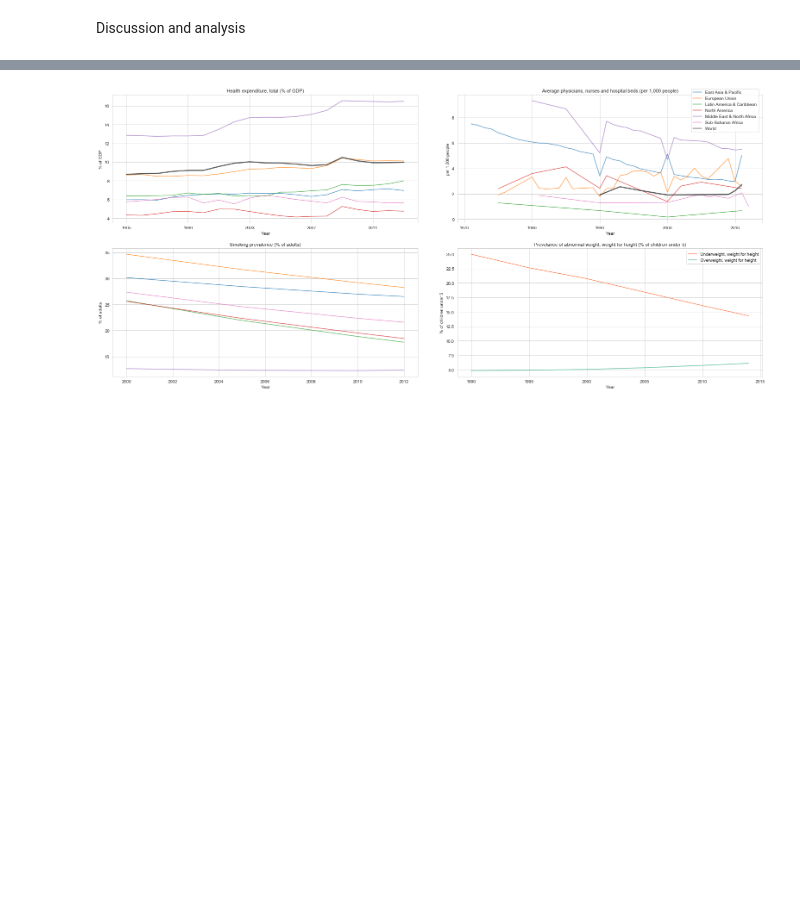
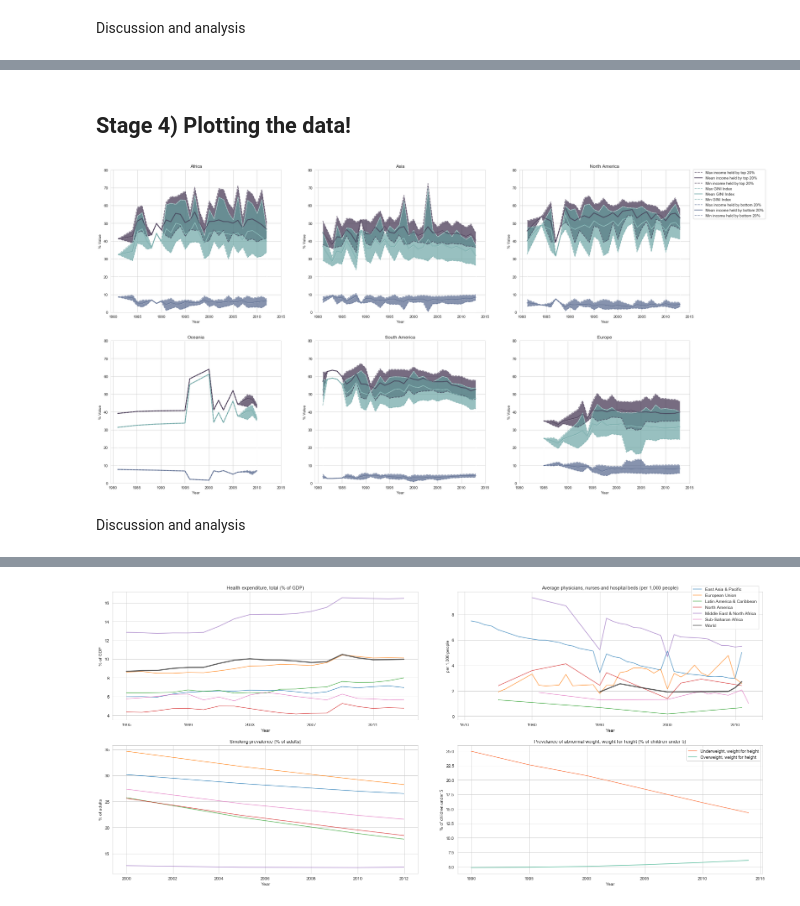
Before and after one commit to jackdog994/my-work, a Jupyter notebook: Data Visualisations/World Development Indicators/World Development Indicators.ipynb, the cells around one changed output, grey strips where cells are left out. Saved outputs shown, nothing was run; the diff lists cells and outputs as text; code cells hidden in the pictures; blank space fills up the shorter version.

```diff
--- a/Data Visualisations/World Development Indicators/World Development Indicators.ipynb
+++ b/Data Visualisations/World Development Indicators/World Development Indicators.ipynb
@@ -246,0 +459,13 @@ Discussion and analysis
+# %%
+#Creating a copy of the dictionary made earlier
+delta_dict = index_dict
+
+#Iterating through the continents
+for cont in delta_dict:
+
+    #Iterating through the indicators for each continent
+    for index in delta_dict[cont]:
+        #Mean = Mean - Min i.e. delta value
+        delta_dict[cont][index][1] = delta_dict[cont][index][1]-delta_dict[cont][index][0]
+        #Mean = Mean - (Mean-Min) - Min i.e. delta value
+        delta_dict[cont][index][2] = delta_dict[cont][index][2] - delta_dict[cont][index][1] - delta_dict[cont][index][0]
@@ -246,0 +494,52 @@ Discussion and analysis
+# %% [markdown]
+## Stage 4) Plotting the data!
+# %%
+fig, axes = plt.subplots(nrows=2,ncols=3,figsize=(27,15))
+#Variable for iterative indexing
+ind = -1
+
+for cont in list(delta_dict.keys()):
+    ind +=1
+    #Variable to select common colours for each graph
+    colour =-1
+    for index in delta_dict[cont]:
+        colour += 1
+        #Stack plot - Year values for each continent as the x, delta indicator values for the y
+        axes[int((1/3)*ind)][ind-3].stackplot(wealthmean[wealthmean['Continent']==cont]['Year'],delta_dict[cont][index],colors=[[1,1,1,0],list(wealth_palette[colour]),list(wealth_palette[colour])])
+        #Setting graph title for each graph
+        axes[int((1/3)*ind)][ind-3].set_title(cont)
+        #Plotting linegraphs for mean, max and min on top of the stack plots to improve visuals
+        for table in [wealthmean,wealthmax,wealthmin]:
+            sns.lineplot(table[table['Continent']==cont]['Year'],table[table['Continent']==cont][index],label=index,ax=axes[int((1/3)*ind)][ind-3])
+        #Setting y label for each graph
+        axes[int((1/3)*ind)][ind-3].set_ylabel('% Value')
+
+    #Matching colour lines in linegraphs to those in stackplot and boldening the lines
+    for i in range(0,7,3):
+        plt.setp(axes[int((1/3)*ind)][ind-3].lines[i],c=wealth_palette_lines[int(i/3)])
+        plt.setp(axes[int((1/3)*ind)][ind-3].lines[i],lw=2.3)
+
+    #Setting linestyle for max and min values to dashed lines
+    for i in [1,2,4,5,7,8]:
+        plt.setp(axes[int((1/3)*ind)][ind-3].lines[i],ls='--')
+
+    #Removing legend
+    axes[int((1/3)*ind)][ind-3].get_legend().remove()
+
+    #Setting common y&x axes to allow easier comparison between each continent
+    axes[int((1/3)*ind)][ind-3].set_yticks(range(0,90,10))
+    axes[int((1/3)*ind)][ind-3].set_xticks(range(1980,2020,5))
+
+#Creating common legend
+handles, labels = axes[0][1].get_legend_handles_labels()
+#Creating custom legend labels
+labels = ['Max income held by top 20%','Mean income held by top 20%','Min income held by top 20%','Max GINI Index','Mean GINI Index','Min GINI Index','Max income held by bottom 20%','Mean income held by bottom 20%','Min income held by bottom 20%']
+#Reordering legend handles
+handles = [handles[i] for i in [1,0,2,7,6,8,4,3,5]]
+axes[0][2].legend(handles,labels,bbox_to_anchor=(1.01, 1.017))
+
+plt.show()
+# %% [output]
+[figure, added]
+# %% [markdown]
+Discussion and analysis
```
Also changed, not shown: parts of 119 cells of this notebook.
